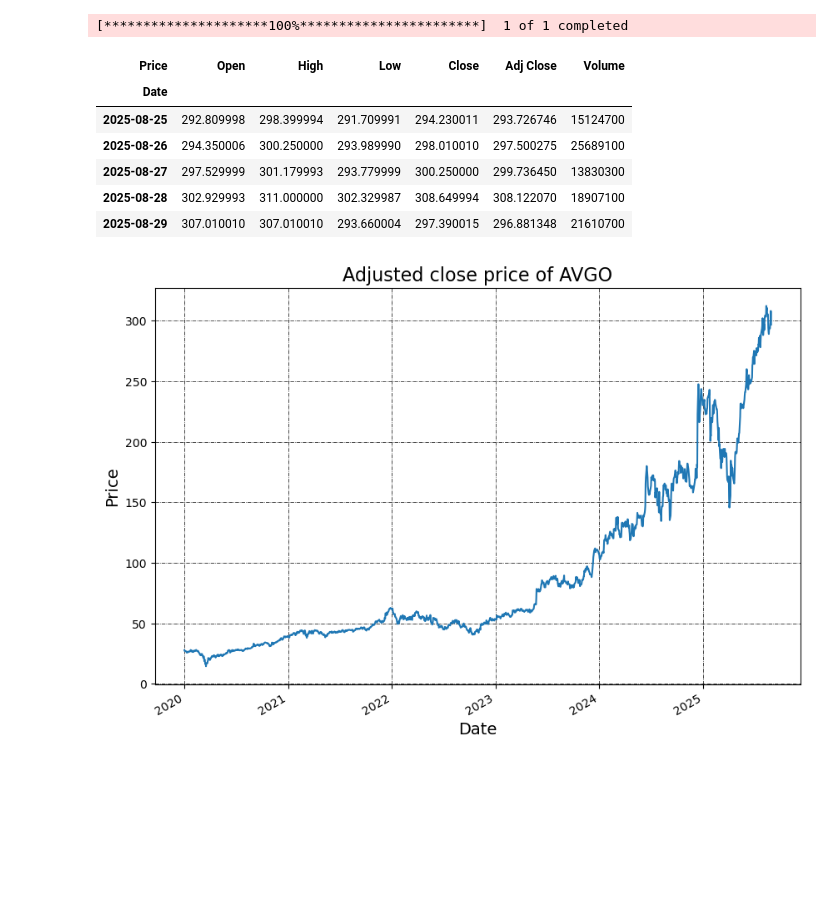
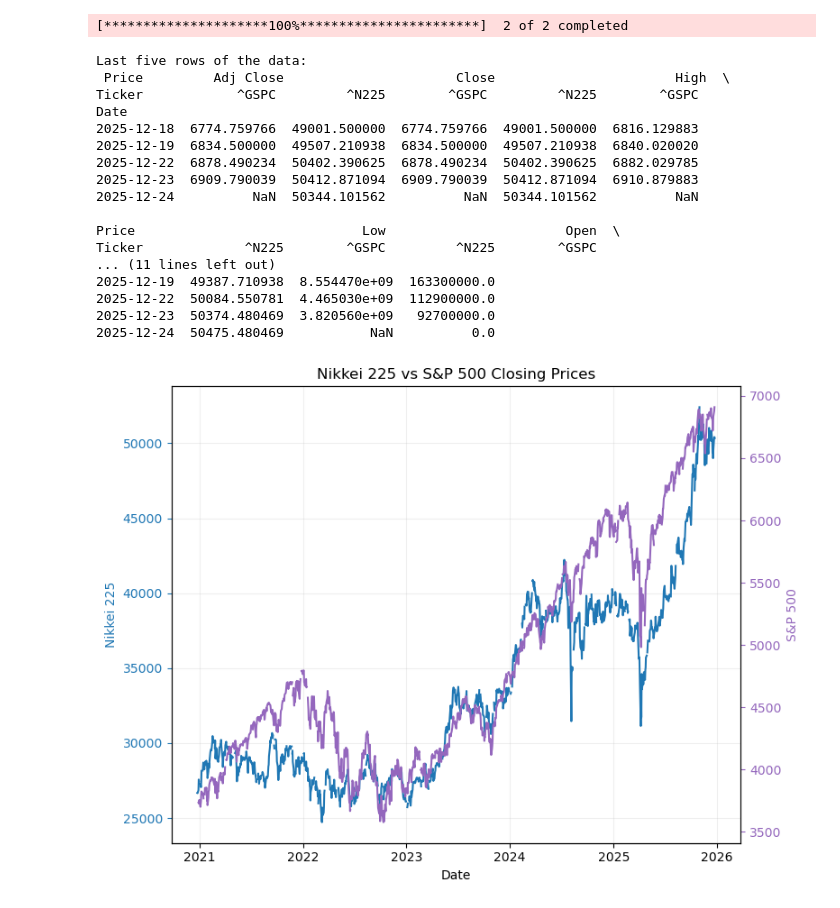
Before and after one commit to weitseu/Quant-Prep, a Jupyter notebook: stock_return_analysis.ipynb, the cells around one changed output. Cells and saved outputs as stored; diff of their text form; code cells hidden in the pictures; blank space fills up the shorter version.

```diff
--- a/stock_return_analysis.ipynb
+++ b/stock_return_analysis.ipynb
@@ -4,28 +4,57 @@ import numpy as np
 import yfinance as yf
 import matplotlib.pyplot as plt
 # %%
-start_date1 = '2020-01-01'
-end_date1 = '2025-08-31'
+# Use yfinance to download Nikkei225 or S&P500 daily data
+#start_date = '2020-01-01'
+#end_date = '2025-01-01' # When no 'end date' is specified, yfinance automatically fetches data up to the last available date
 
-ticker = 'AVGO'
+tickers = ["^N225", "^GSPC"]
 
-data1 = yf.download(ticker, start_date1, end_date1, group_by=ticker, auto_adjust=False)[ticker]
-data1.tail()
+data = yf.download(tickers, period="5y", auto_adjust=False)
+
+print("\nLast five rows of the data:\n", data.tail())
 # %% [output]
-[*********************100%***********************]  1 of 1 completed
+[*********************100%***********************]  2 of 2 completed
-| Price | Open | High | Low | Close | Adj Close | Volume |
-| Date |  |  |  |  |  |  |
-| 2025-08-25 | 292.809998 | 298.399994 | 291.709991 | 294.230011 | 293.726746 | 15124700 |
-| 2025-08-26 | 294.350006 | 300.250000 | 293.989990 | 298.010010 | 297.500275 | 25689100 |
-| 2025-08-27 | 297.529999 | 301.179993 | 293.779999 | 300.250000 | 299.736450 | 13830300 |
-| 2025-08-28 | 302.929993 | 311.000000 | 302.329987 | 308.649994 | 308.122070 | 18907100 |
-| 2025-08-29 | 307.010010 | 307.010010 | 293.660004 | 297.390015 | 296.881348 | 21610700 |
+Last five rows of the data:
+ Price         Adj Close                      Close                       High  \
+Ticker            ^GSPC         ^N225        ^GSPC         ^N225        ^GSPC
+Date
+2025-12-18  6774.759766  49001.500000  6774.759766  49001.500000  6816.129883
+2025-12-19  6834.500000  49507.210938  6834.500000  49507.210938  6840.020020
+2025-12-22  6878.490234  50402.390625  6878.490234  50402.390625  6882.029785
+2025-12-23  6909.790039  50412.871094  6909.790039  50412.871094  6910.879883
+2025-12-24          NaN  50344.101562          NaN  50344.101562          NaN
+
+Price                             Low                       Open  \
+Ticker             ^N225        ^GSPC         ^N225        ^GSPC
+... (11 lines left out)
+2025-12-19  49387.710938  8.554470e+09  163300000.0
+2025-12-22  50084.550781  4.465030e+09  112900000.0
+2025-12-23  50374.480469  3.820560e+09   92700000.0
+2025-12-24  50475.480469           NaN          0.0
 # %%
-data1['Adj Close'].plot(figsize=(10, 7))
-plt.ylabel('Price', fontsize=14)
-plt.xlabel('Date', fontsize=14)
-plt.title(f'Adjusted close price of {ticker}', fontsize=16)
-plt.grid(which="major", color='k', linestyle='-.', linewidth=0.5)
+# Plot the Nikkei 225 and S&P 500 with separate price scales (i.e. independent Y-axes on the left and right)
+data_close = data['Adj Close']
+
+fig, ax1 = plt.subplots(figsize=(8, 6))
+
+color_n225 = 'tab:blue'
+ax1.set_xlabel('Date')
+ax1.plot(data_close.index, data_close['^N225'], color=color_n225, label='Nikkei 225')
+ax1.set_ylabel('Nikkei 225', color=color_n225)
+ax1.tick_params(axis='y', labelcolor=color_n225, color=color_n225) # tick label color
+
+ax2 = ax1.twinx()  # 2nd axis that shares the same x-axis
+color_sp500 = 'tab:purple'
+ax2.plot(data_close.index, data_close['^GSPC'], color=color_sp500, label='S&P 500')
+ax2.set_ylabel('S&P 500', color=color_sp500)
+ax2.tick_params(axis='y', labelcolor=color_sp500, color=color_sp500)
+
+# Add grid lines (aligned to the first axis)
+ax1.grid(True, which="both", ls="-", alpha=0.2)
+
+plt.title('Nikkei 225 vs S&P 500 Closing Prices')
+fig.tight_layout()
 plt.show()
 # %% [output]
-[figure, old version]
+[figure, new version]
```
Also changed, not shown: parts of 8 cells of this notebook, 1 other file.
